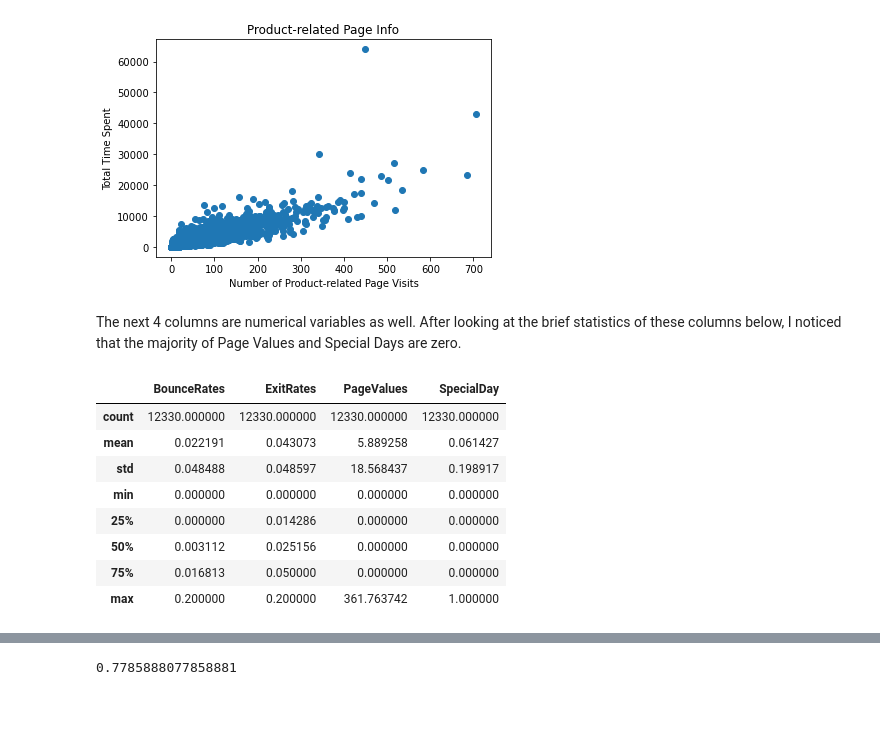
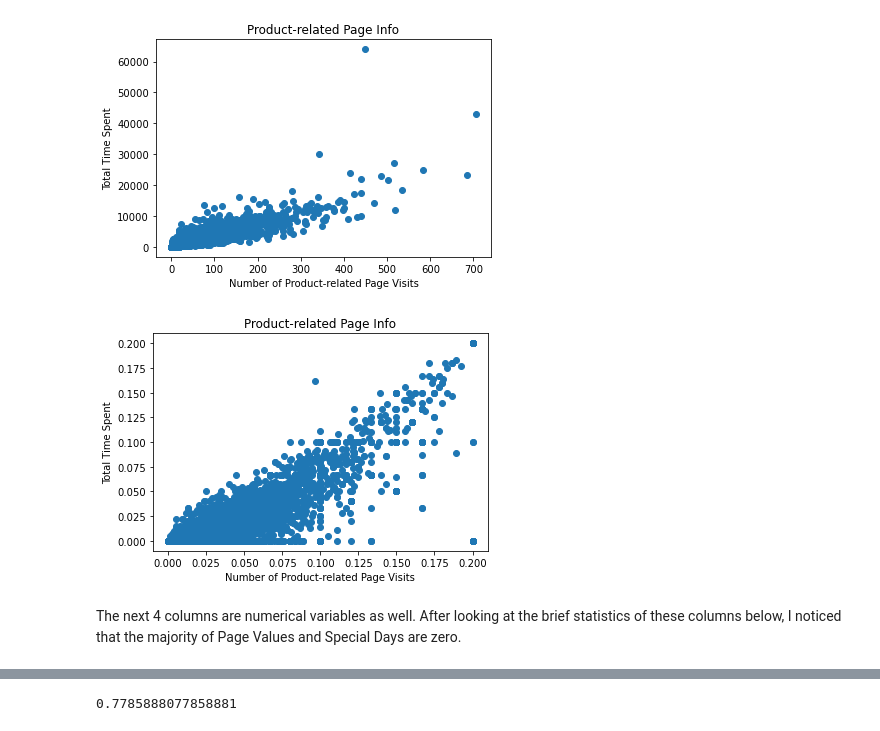
Before and after one commit to wendyhuai/Online-Shoppers-Analysis, a Jupyter notebook: src/Online Shoppers Purchasing Intention Dataset Analysis.ipynb, the cells around one changed output, grey strips where cells are left out. Saved outputs shown, nothing was run; the diff lists cells and outputs as text; code cells hidden in the pictures.

```diff
--- a/src/Online Shoppers Purchasing Intention Dataset Analysis.ipynb
+++ b/src/Online Shoppers Purchasing Intention Dataset Analysis.ipynb
@@ -75,18 +83,15 @@ plt.savefig('../figure/prod_scatter.png',dpi = 300)
 plt.show()
 # %% [output]
 [figure]
+# %%
+plt.scatter(df['ExitRates'], df['BounceRates'])
+plt.xlabel("Number of Product-related Page Visits")
+plt.ylabel("Total Time Spent")
+plt.title("Product-related Page Info")
+plt.savefig('../figures/erbr_scatter.png',dpi = 300)
+plt.show()
+# %% [output]
+[figure, added]
 # %% [markdown]
 The next 4 columns are numerical variables as well. After looking at the brief statistics of these columns below, I noticed that the majority of Page Values and Special Days are zero.
-# %%
-df[col_names].describe()
-# %% [output]
-|  | BounceRates | ExitRates | PageValues | SpecialDay |
-| count | 12330.000000 | 12330.000000 | 12330.000000 | 12330.000000 |
-| mean | 0.022191 | 0.043073 | 5.889258 | 0.061427 |
-| std | 0.048488 | 0.048597 | 18.568437 | 0.198917 |
-| min | 0.000000 | 0.000000 | 0.000000 | 0.000000 |
-| 25% | 0.000000 | 0.014286 | 0.000000 | 0.000000 |
-| 50% | 0.003112 | 0.025156 | 0.000000 | 0.000000 |
-| 75% | 0.016813 | 0.050000 | 0.000000 | 0.000000 |
-| max | 0.200000 | 0.200000 | 361.763742 | 1.000000 |
 # %%
```
Also changed, not shown: parts of 66 cells of this notebook.
